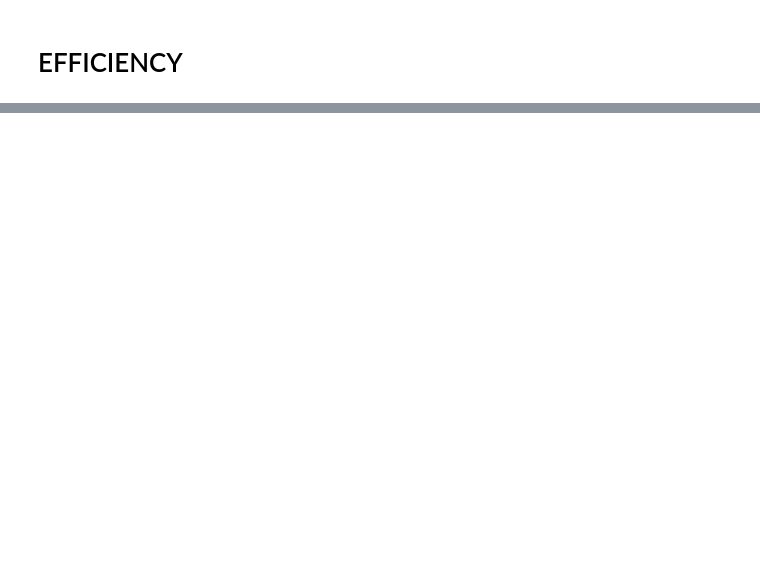
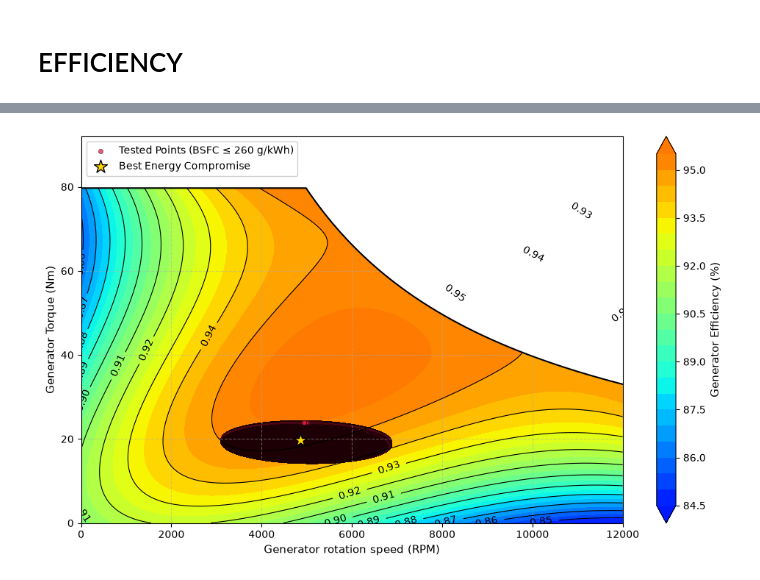
Before and after one commit to tomBeauve/MECA0527_Homeworks, a Jupyter notebook: homework2/HW2.ipynb, the cells around one changed output, grey strips where cells are left out. Drawn from its saved outputs; the diff is of its cells as text; code cells hidden in the pictures; blank space fills up the shorter version.

```diff
--- a/homework2/HW2.ipynb
+++ b/homework2/HW2.ipynb
@@ -215,0 +411,63 @@ plt.show()
+# %%
+plt.figure(figsize=(10, 6))
+
+RPM_grid_gen, T_grid_gen_map = np.meshgrid(rpm_1d_gen, T_1d_gen)
+
+# Efficiency map
+contour = plt.contourf(
+    RPM_grid_gen,
+    T_grid_gen_map,
+    eta_gen_masked * 100,
+    levels=25,
+    cmap=cmap_eff,
+    origin="lower",
+    extend="both",
+)
+cbar = plt.colorbar(contour)
+cbar.set_label("Generator Efficiency (%)", fontsize=11)
+
+levels = np.arange(0.83, 0.96, 0.01)
+cs = plt.contour(rpm_grid_gen, T_grid_gen, eta_gen, levels=levels, colors='k', linewidths=0.8, alpha=1)
+plt.clabel(cs, inline=True, fontsize=10)
+
+plt.plot(rpm_gen, C_gen, color='black', linewidth=4)
+plt.fill_between(rpm_gen, C_gen, 500, color='white', zorder=2)
+
+# Operating points tested
+plt.scatter(
+    rpm_gen_vals,
+    T_gen_vals,
+    color="crimson",
+    s=20,
+    alpha=0.7,
+    edgecolors="k",
+    linewidths=0.4,
+    label="Tested Points (BSFC ≤ 260 g/kWh)",
+)
+
+# Best efficient operating point
+best_rpm_gen = best_row[0] * i_gen
+best_T_gen = best_row[1] * eta_ice_to_gen / i_gen
+plt.scatter(
+    best_rpm_gen,
+    best_T_gen,
+    color="gold",
+    s=180,
+    marker="*",
+    edgecolors="black",
+    linewidths=1,
+    zorder=5,
+    label="Best Energy Compromise",
+)
+
+
+plt.xlabel("Generator rotation speed (RPM)", fontsize=11)
+plt.ylabel("Generator Torque (Nm)", fontsize=11)
+plt.legend(loc="upper left", frameon=True, facecolor="white", framealpha=0.9)
+plt.grid(True, linestyle="--", alpha=0.5)
+plt.ylim(0, np.max(C_gen) * 1.15)
+
+plt.tight_layout()
+plt.show()
+# %% [output]
+[figure, added]
```
Also changed, not shown: parts of 17 cells of this notebook.
